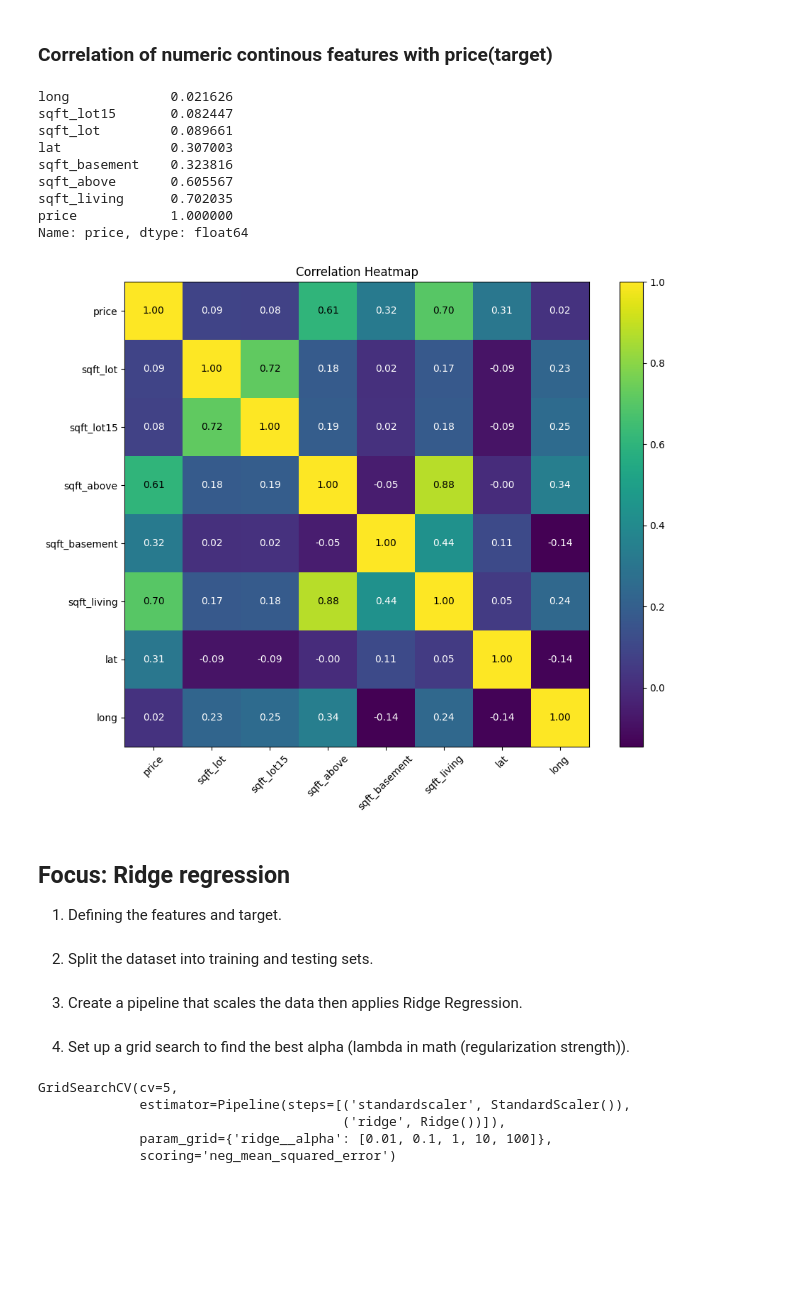
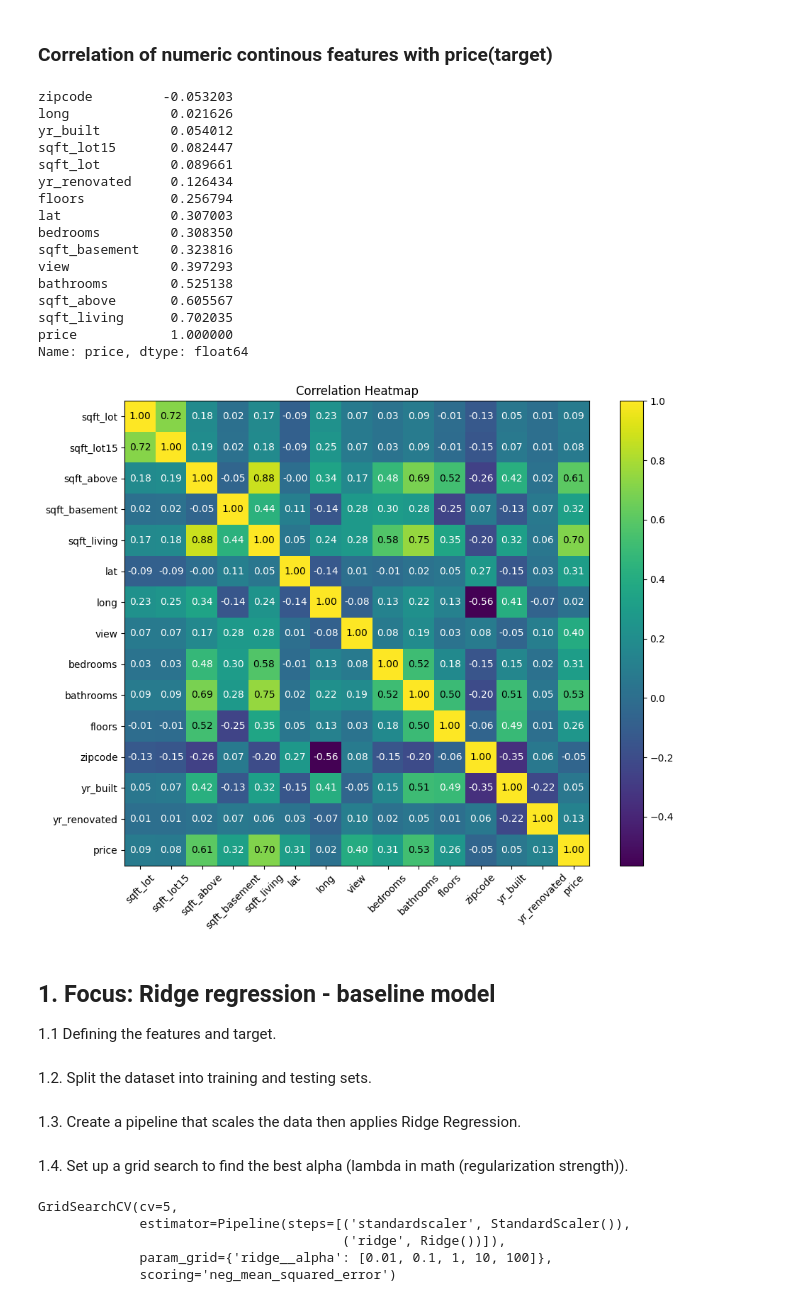
Before and after one commit to martaverfer/mini-project-ironkaggle, a Jupyter notebook: ridge_reg.ipynb, the cells around one changed output. Saved outputs shown, nothing was run; the diff lists cells and outputs as text; code cells hidden in the pictures; blank space fills up the shorter version.

```diff
--- a/ridge_reg.ipynb
+++ b/ridge_reg.ipynb
@@ -50,42 +46,89 @@ continuous_columns
+# %%
+# copy from main
+continuous_columns = []
+continuous_columns.append('price')
+continuous_columns.append('sqft_lot')
+continuous_columns.append('sqft_lot15')
+continuous_columns.append('sqft_above')
+continuous_columns.append('sqft_basement')
+continuous_columns.append('sqft_living')
+continuous_columns.append('lat')
+continuous_columns.append('long')
+continuous_columns
+
+discrete_columns = []
+discrete_columns.append('price')
+discrete_columns.append('view')
+discrete_columns.append('bedrooms')
+discrete_columns.append('bathrooms')
+discrete_columns.append('floors')
+discrete_columns.append('zipcode')
+discrete_columns.append('yr_built')
+discrete_columns.append('yr_renovated')
+discrete_columns
+
+num_total = []
+num_total.append('sqft_lot')
+num_total.append('sqft_lot15')
+num_total.append('sqft_above')
+num_total.append('sqft_basement')
+num_total.append('sqft_living')
+num_total.append('lat')
+num_total.append('long')
+num_total.append('view')
+num_total.append('bedrooms')
+num_total.append('bathrooms')
+num_total.append('floors')
+num_total.append('zipcode')
+num_total.append('yr_built')
+num_total.append('yr_renovated')
+num_total.append('price')
 # %% [markdown]
 ### Correlation of numeric continous features with price(target)
 # %%
-df[continuous_columns].corr()["price"].sort_values(ascending=True)
+df[num_total].corr()["price"].sort_values(ascending=True)
 # %% [output]
+zipcode         -0.053203
 long             0.021626
+yr_built         0.054012
 sqft_lot15       0.082447
 sqft_lot         0.089661
+yr_renovated     0.126434
+floors           0.256794
 lat              0.307003
+bedrooms         0.308350
 sqft_basement    0.323816
+view             0.397293
+bathrooms        0.525138
 sqft_above       0.605567
 sqft_living      0.702035
 price            1.000000
 Name: price, dtype: float64
 # %%
-corr_matrix = df[continuous_columns].corr()
+corr_matrix = df[num_total].corr()
 
 plt.figure(figsize=(10, 8))
 plt.imshow(corr_matrix, cmap='viridis', interpolation='nearest')
 plt.title('Correlation Heatmap')
 plt.colorbar()
 
 # set tick marks and labels
 tick_marks = np.arange(len(corr_matrix.columns))
 plt.xticks(tick_marks, corr_matrix.columns, rotation=45)
 plt.yticks(tick_marks, corr_matrix.columns)
 
 # add text annotations for each cell
 for i in range(len(corr_matrix.columns)):
     for j in range(len(corr_matrix.columns)):
         plt.text(j, i, f'{corr_matrix.iloc[i, j]:.2f}',
                  ha='center', va='center',
                  color='white' if corr_matrix.iloc[i, j] < 0.5 else 'black')
 
 plt.tight_layout()
 plt.show()
 # %% [output]
-[figure, old version]
+[figure, new version]
 # %% [markdown]
-## Focus: Ridge regression
-1. Defining the features and target.
+## 1. Focus: Ridge regression - baseline model
+1.1 Defining the features and target.
 # %%
@@ -96,14 +139,14 @@ X = df[features]
 y = df[target]
 # %% [markdown]
-2. Split the dataset into training and testing sets.
+1.2. Split the dataset into training and testing sets.
 # %%
 X_train, X_test, y_train, y_test = train_test_split(X, y, test_size=0.2, random_state=42)
 # %% [markdown]
-3. Create a pipeline that scales the data then applies Ridge Regression.
+1.3. Create a pipeline that scales the data then applies Ridge Regression.
 # %%
 pipeline = make_pipeline(StandardScaler(), Ridge())
 # %% [markdown]
-4. Set up a grid search to find the best alpha (lambda in math (regularization strength)).
+1.4. Set up a grid search to find the best alpha (lambda in math (regularization strength)).
 # %%
 # alpha controls the amount of shrinkage: higher alpha -> more regularization
 param_grid = {'ridge__alpha': [0.01, 0.1, 1, 10, 100]}
```
Also changed, not shown: parts of 19 cells of this notebook, 1 other file.
